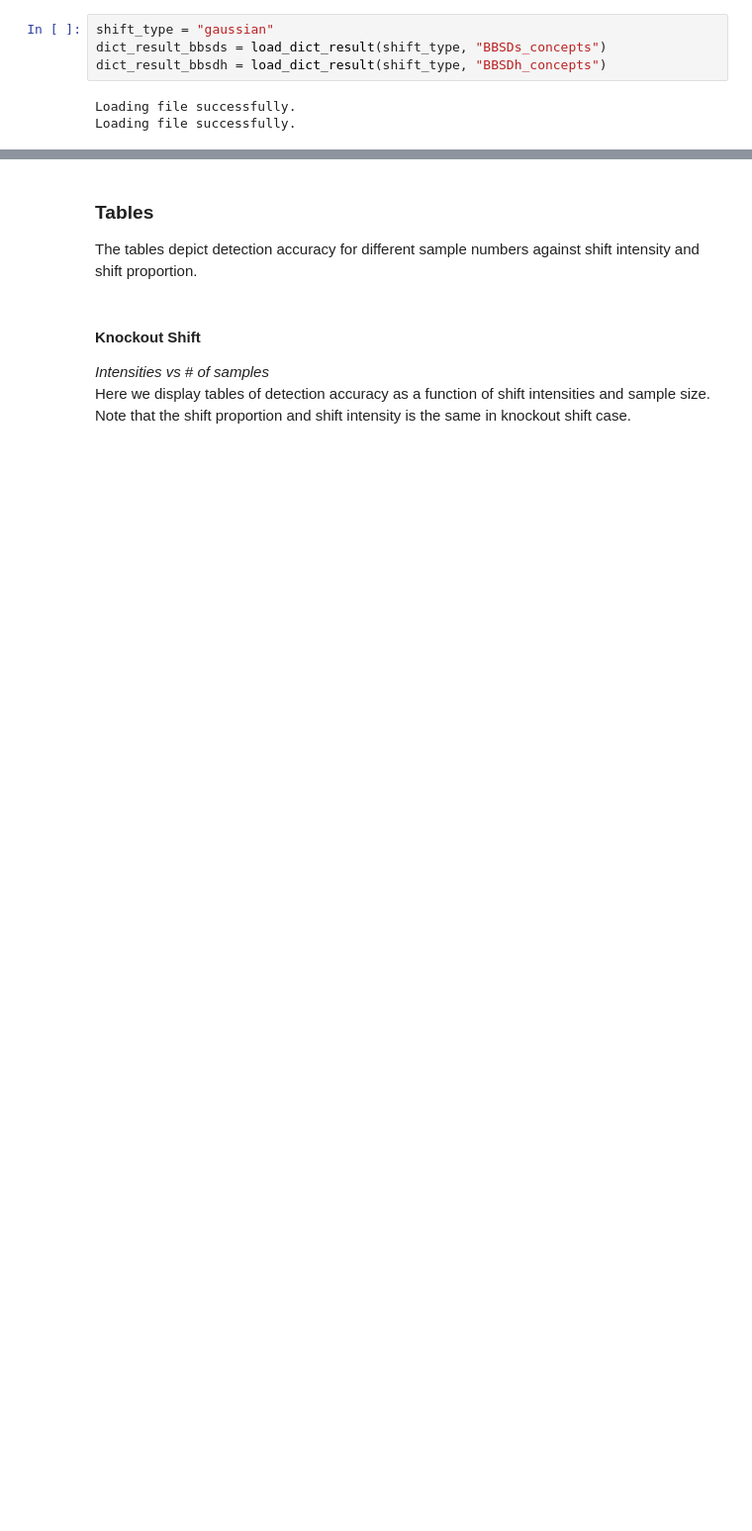
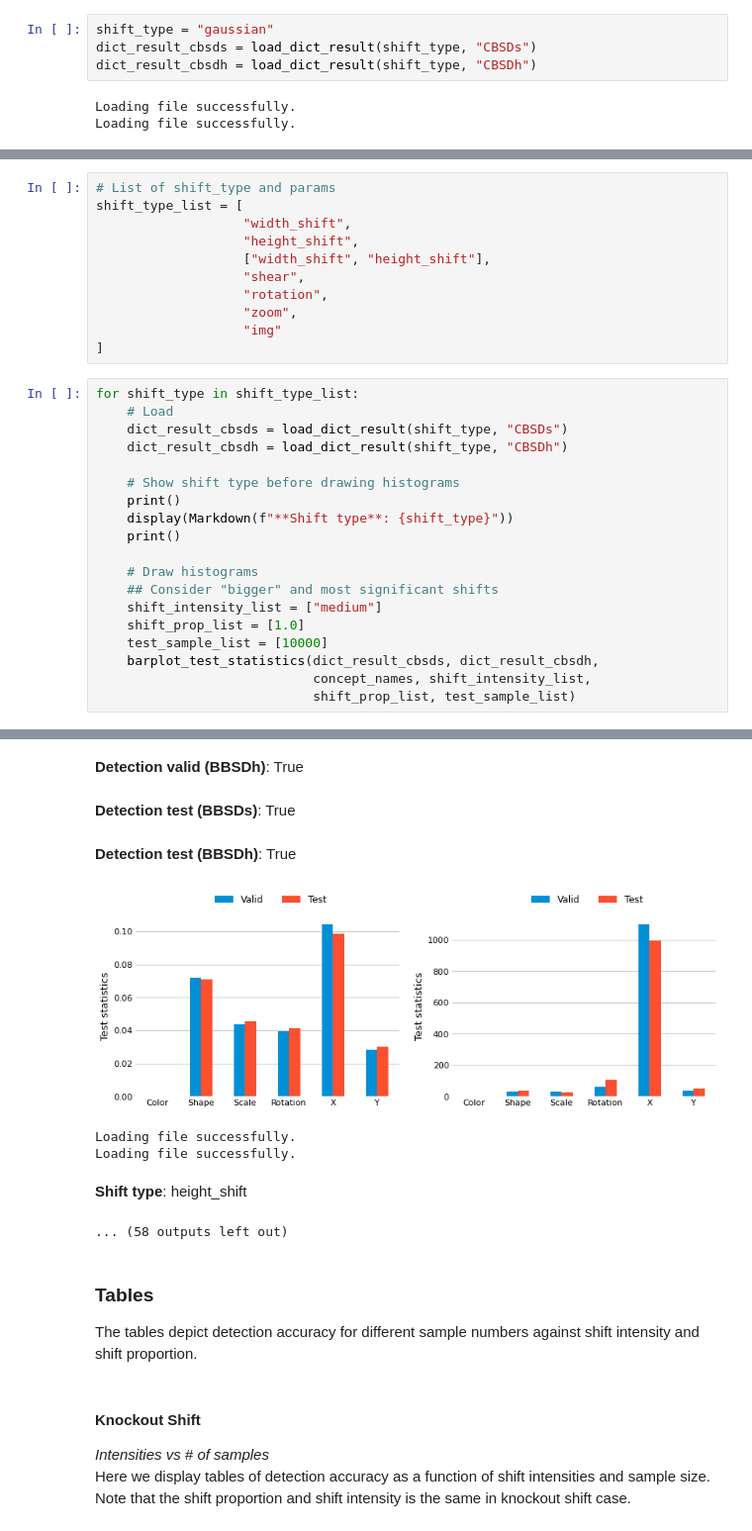
Before and after one commit to maleakhiw/explaining-dataset-shifts, a Jupyter notebook: notebooks/Label_Classifier_Results.ipynb, the cells around one changed output, grey strips where cells are left out. Shown at 99% size. Drawn from its saved outputs; the diff is of its cells as text; blank space fills up the shorter version.

```diff
--- a/notebooks/Label_Classifier_Results.ipynb
+++ b/notebooks/Label_Classifier_Results.ipynb
@@ -138,8 +138,8 @@ Loading file successfully.
 #### Gaussian Shift
 # %%
 shift_type = "gaussian"
-dict_result_bbsds = load_dict_result(shift_type, "BBSDs_concepts")
-dict_result_bbsdh = load_dict_result(shift_type, "BBSDh_concepts")
+dict_result_cbsds = load_dict_result(shift_type, "CBSDs")
+dict_result_cbsdh = load_dict_result(shift_type, "CBSDh")
 # %% [output]
 Loading file successfully.
 Loading file successfully.
@@ -167,0 +170,31 @@ barplot_test_statistics(dict_result_bbsds, dict_result_bbsdh,
+# %%
+# List of shift_type and params
+shift_type_list = [
+                   "width_shift",
+                   "height_shift",
+                   ["width_shift", "height_shift"],
+                   "shear",
+                   "rotation",
+                   "zoom",
+                   "img"
+]
+# %%
+for shift_type in shift_type_list:
+    # Load
+    dict_result_cbsds = load_dict_result(shift_type, "CBSDs")
+    dict_result_cbsdh = load_dict_result(shift_type, "CBSDh")
+
+    # Show shift type before drawing histograms
+    print()
+    display(Markdown(f"**Shift type**: {shift_type}"))
+    print()
+
+    # Draw histograms
+    ## Consider "bigger" and most significant shifts
+    shift_intensity_list = ["medium"]
+    shift_prop_list = [1.0]
+    test_sample_list = [10000]
+    barplot_test_statistics(dict_result_cbsds, dict_result_cbsdh,
+                            concept_names, shift_intensity_list,
+                            shift_prop_list, test_sample_list)
+# %% [output]
@@ -168,3 +208,11 @@ barplot_test_statistics(dict_result_bbsds, dict_result_bbsdh,
+**Detection valid (BBSDh)**: True
+**Detection test (BBSDs)**: True
+**Detection test (BBSDh)**: True
+[figure, added]
+Loading file successfully.
+Loading file successfully.
+**Shift type**: height_shift
+... (58 outputs left out)
 # %% [markdown]
 ### Tables
 
```
Also changed, not shown: parts of 18 cells of this notebook, 3 other files.
